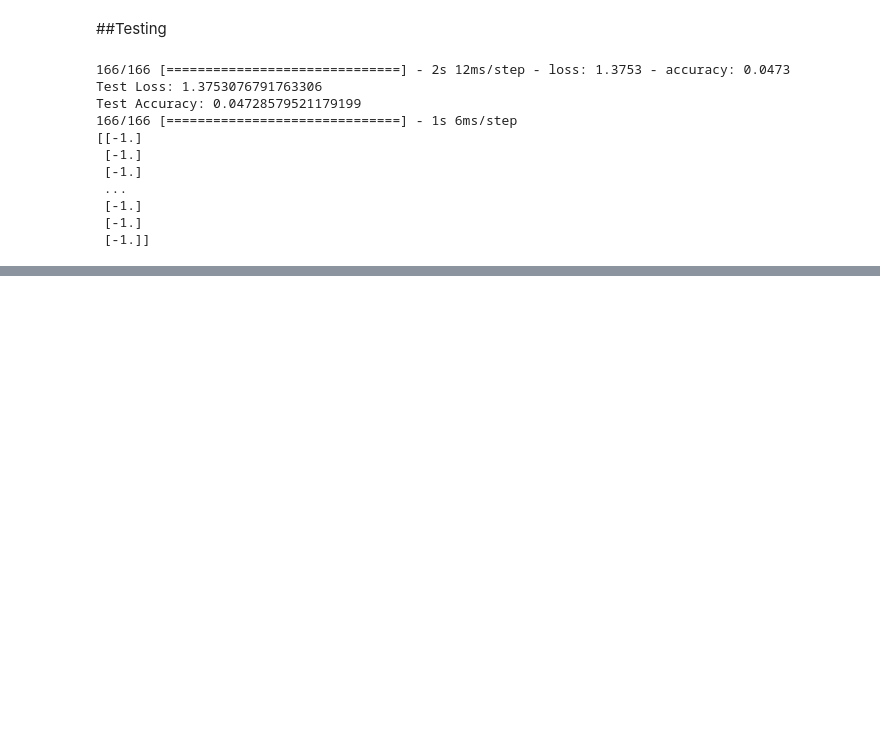
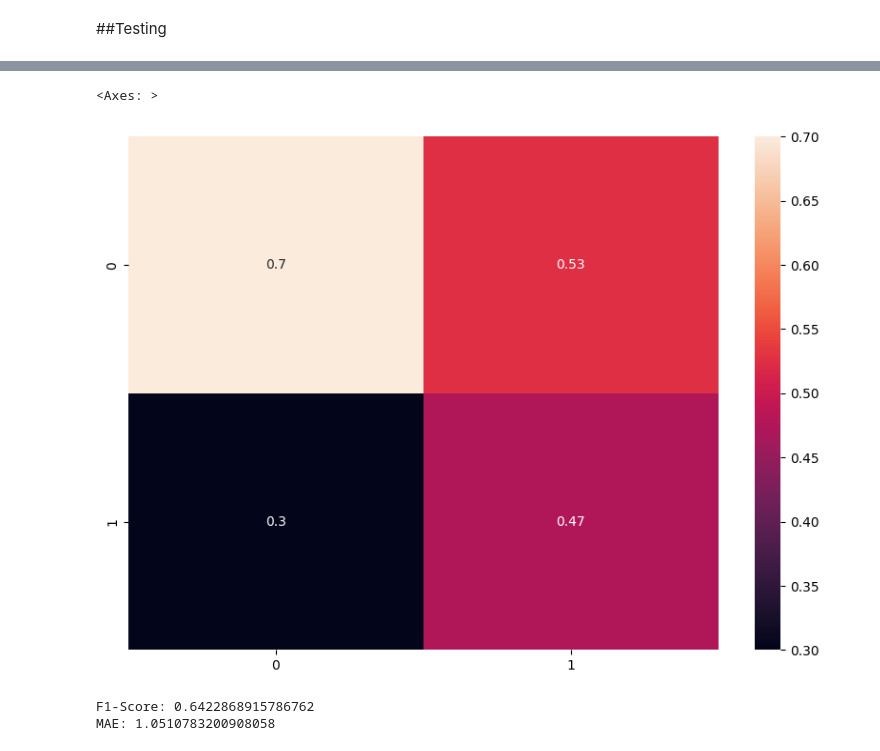
Before and after one commit to rcookie777/machine-learning-optiver, a Jupyter notebook: LSTM.ipynb, the cells around one changed output, grey strips where cells are left out. Drawn from its saved outputs; the diff is of its cells as text; code cells hidden in the pictures; blank space fills up the shorter version.

Commit message:
model should be built after grid search with evaluations

```diff
--- a/LSTM.ipynb
+++ b/LSTM.ipynb
@@ -145,7 +162,8 @@ dataset.X.shape
 # %% [output]
 (26439, 15, 7)
 # %%
+np.random.seed = 156
 # Split into train and test
-tr_data, te_data = dataset.train_test_split(test_size = .2)
+tr_data, te_data = dataset.train_test_split(test_size = .1)
 tr_data.X.shape
 # %% [output]
@@ -236,22 +220,24 @@ stds = grid_result.cv_results_['std_test_score']
 params = grid_result.cv_results_['params']
 for mean, stdev, param in zip(means, stds, params):
     print("%f (%f) with: %r" % (mean, stdev, param))
-# %%
-model = grid_result.best_estimator
-loss, accuracy = model.evaluate(te_data.X, te_data.y)
-
-print("Test Loss:", loss)
-print("Test Accuracy:", accuracy)
-# print(model.predict(te_data.X))
-# %% [output]
-166/166 [==============================] - 2s 12ms/step - loss: 1.3753 - accuracy: 0.0473
-Test Loss: 1.3753076791763306
-Test Accuracy: 0.04728579521179199
-166/166 [==============================] - 1s 6ms/step
-[[-1.]
- [-1.]
- [-1.]
- ...
- [-1.]
- [-1.]
- [-1.]]
+# %%
+neurons = params['neurons']
+activation = params['activation']
+lr = params['learning_rate']
+opt = params['optimizer']
+
+model = create_lstm_model(neurons=neurons, activation=activation, learning_rate=lr, optimizer=opt)
+
+# model = create_lstm_model(neurons=128, activation='tanh', learning_rate=0.001, optimizer='Adam')
+model.fit(tr_data.X, tr_data.y, epochs=5, verbose=1)
+
+loss, accuracy = model.evaluate(te_data.X, te_data.y)
+print("Test Loss:", loss)
+print("Test Accuracy:", accuracy)
+
+y_pred = model.predict(te_data.X)
+cm = confusion_matrix(te_data.y, y_pred , normalize='pred')
+df_cm = pd.DataFrame(cm)
+plt.figure(figsize = (10,7))
+sn.heatmap(df_cm, annot=True)
+# %% [output]
@@ -257,0 +261,11 @@ Test Accuracy: 0.04728579521179199
+<Axes: >
+[figure, added]
+# %%
+f1_score = f1_score(y_pred, te_data.y)
+print(f'F1-Score: {f1_score}')
+
+mae = mean_absolute_error(y_pred, te_data.y)
+print(f'MAE: {mae}')
+# %% [output]
+F1-Score: 0.6422868915786762
+MAE: 1.0510783200908058
```
Also changed, not shown: parts of 5 cells of this notebook.
